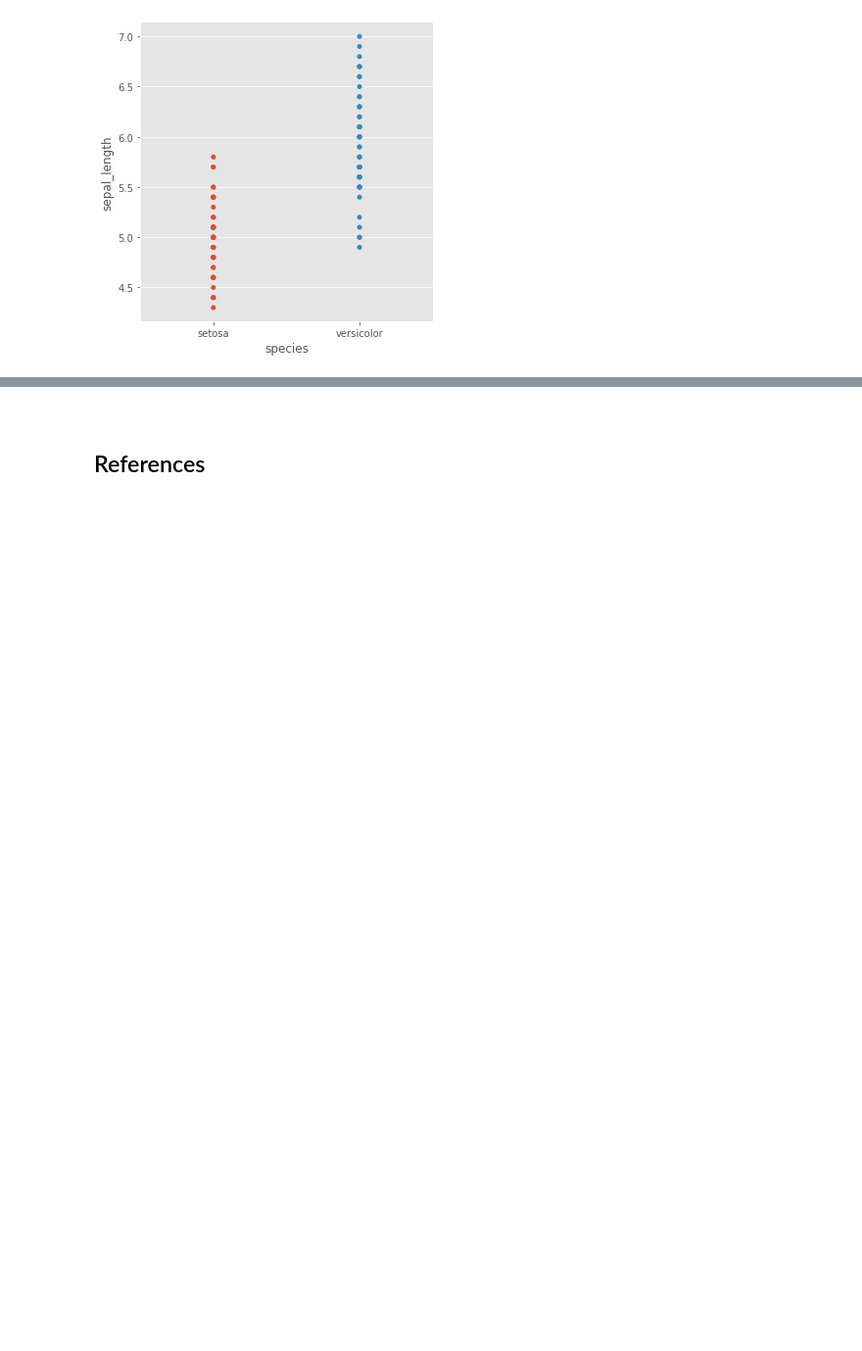
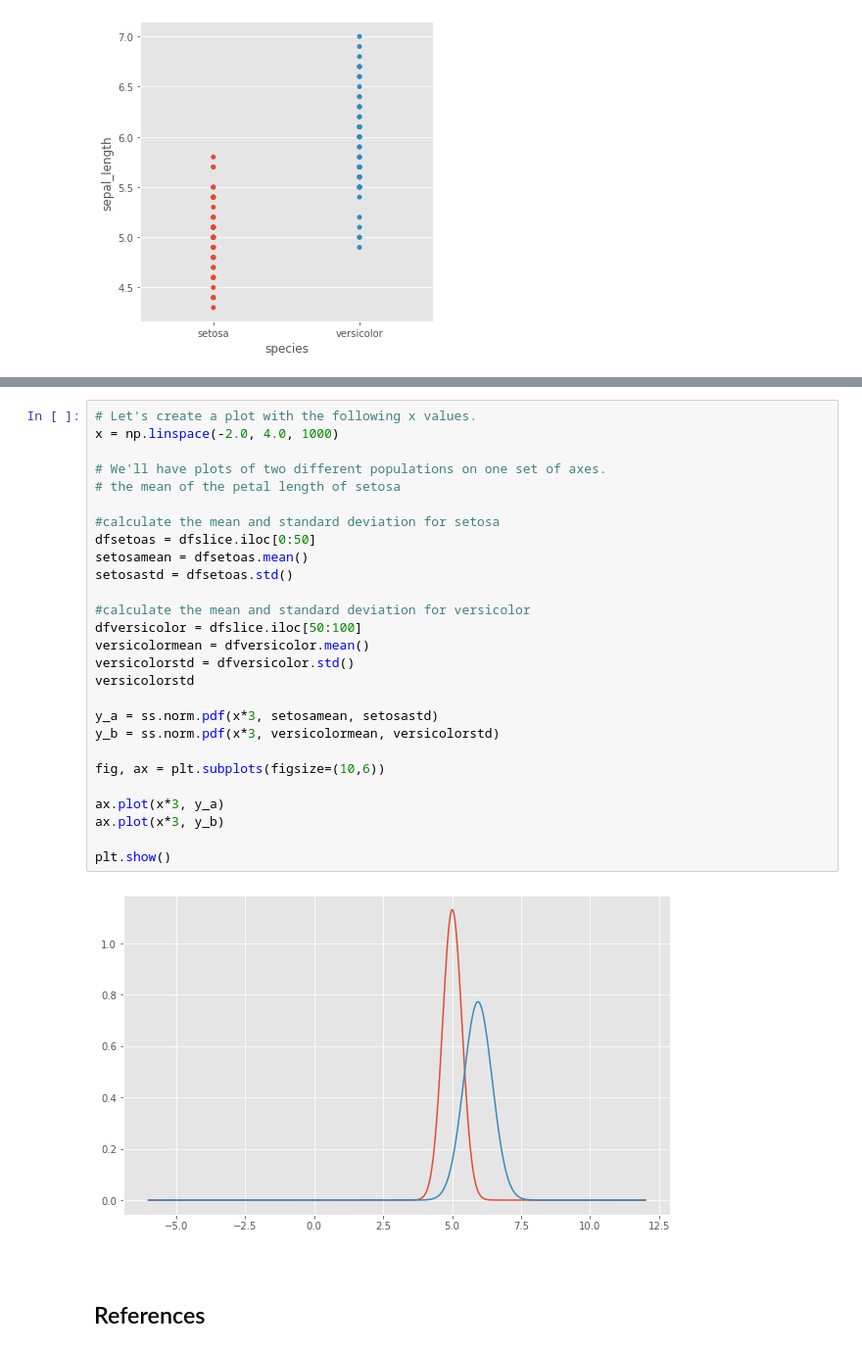
Before and after one commit to Silvio622/Machine-Learning-Scikit-Learn, a Jupyter notebook: scipy-stats.ipynb, the cells around one changed output, grey strips where cells are left out. Shown: that part at 98% size. Drawn from its saved outputs; the diff is of its cells as text; blank space fills up the shorter version.

```diff
--- a/scipy-stats.ipynb
+++ b/scipy-stats.ipynb
@@ -115,3 +141,32 @@ TypeError: unsupported format string passed to numpy.ndarray.__format__
+# %%
+# Let's create a plot with the following x values.
+x = np.linspace(-2.0, 4.0, 1000)
+
+# We'll have plots of two different populations on one set of axes.
+# the mean of the petal length of setosa
+
+#calculate the mean and standard deviation for setosa
+dfsetoas = dfslice.iloc[0:50]
+setosamean = dfsetoas.mean()
+setosastd = dfsetoas.std()
+
+#calculate the mean and standard deviation for versicolor
+dfversicolor = dfslice.iloc[50:100]
+versicolormean = dfversicolor.mean()
+versicolorstd = dfversicolor.std()
+versicolorstd
+
+y_a = ss.norm.pdf(x*3, setosamean, setosastd)
+y_b = ss.norm.pdf(x*3, versicolormean, versicolorstd)
+
+fig, ax = plt.subplots(figsize=(10,6))
+
+ax.plot(x*3, y_a)
+ax.plot(x*3, y_b)
+
+plt.show()
+# %% [output]
+[figure, added]
 # %% [markdown]
 <br>
 
```
Also changed, not shown: parts of 6 cells of this notebook, 1 other file.
